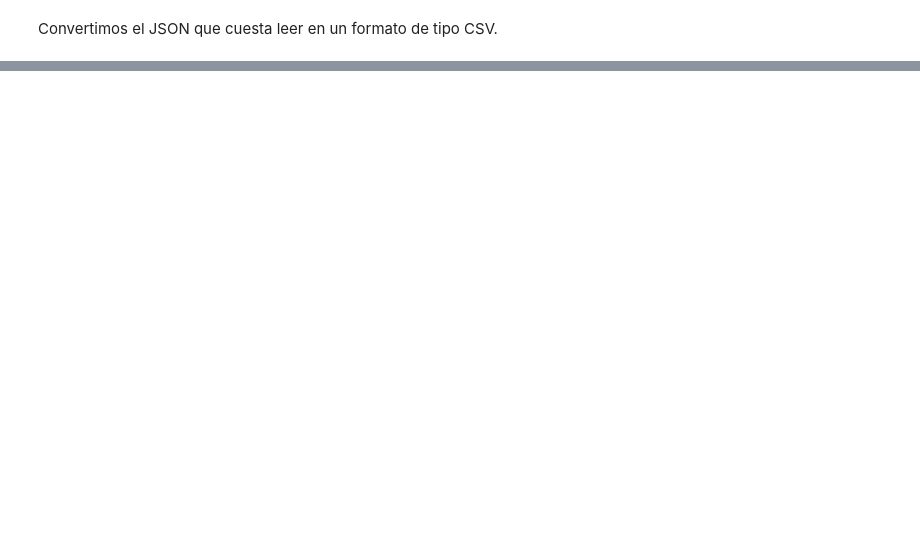
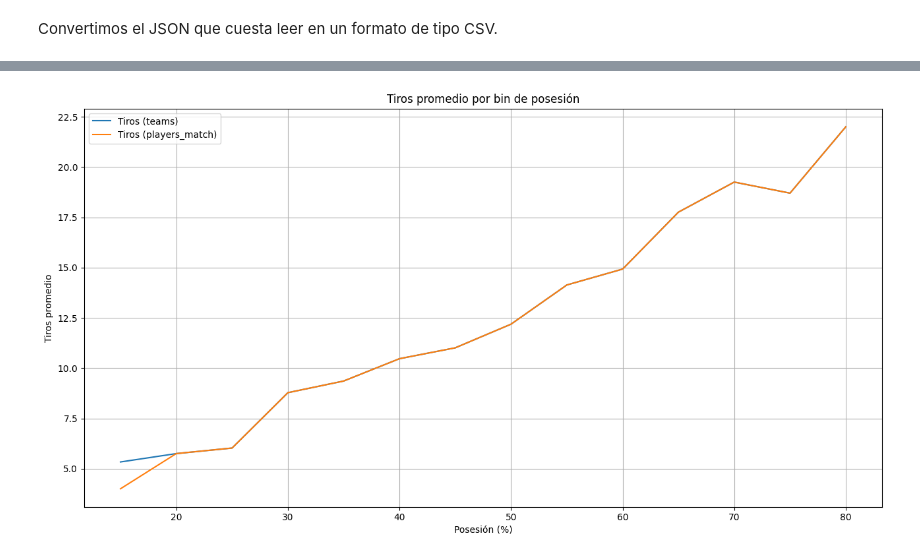
Before and after one commit to T3cm0/Parcial-1-Procesamiento-de-Datos, a Jupyter notebook: notebooks/Parcial_Procesamiento_Datos.ipynb, the cells around one changed output, grey strips where cells are left out. Saved outputs shown, nothing was run; the diff lists cells and outputs as text; code cells hidden in the pictures; blank space fills up the shorter version.

```diff
--- a/notebooks/Parcial_Procesamiento_Datos.ipynb
+++ b/notebooks/Parcial_Procesamiento_Datos.ipynb
@@ -236,0 +1014,35 @@ HR / AR (str/int): rojas local/visitante.
+# %%
+# ======== 3) Tiros promedio por bin (teams vs players_match) ========
+pm = to_pandas(df_players_match, ["match","team","total_scoring_att"])
+pm = pm.rename(columns={"match":"match_id","team":"team_id",
+                        "total_scoring_att":"pm_shots"})
+for c in ["match_id","team_id","pm_shots"]:
+    pm[c] = pd.to_numeric(pm[c], errors="coerce")
+
+pm_team = (pm.groupby(["match_id","team_id"], dropna=True)["pm_shots"]
+             .sum().reset_index())
+
+X = t.merge(pm_team, on=["match_id","team_id"], how="left")
+
+shots = (X.groupby("pos_bin")[["total_scoring_att","pm_shots"]]
+           .mean().reset_index()
+           .sort_values("pos_bin"))
+
+# ---- FIX tipos antes de graficar
+for col in ["pos_bin","total_scoring_att","pm_shots"]:
+    shots[col] = pd.to_numeric(shots[col], errors="coerce").astype(float)
+shots = shots.replace([np.inf,-np.inf], np.nan).dropna(subset=["pos_bin","total_scoring_att","pm_shots"])
+
+xs = shots["pos_bin"].to_numpy(dtype=float)
+y1 = shots["total_scoring_att"].to_numpy(dtype=float)
+y2 = shots["pm_shots"].to_numpy(dtype=float)
+ms = np.isfinite(xs) & np.isfinite(y1) & np.isfinite(y2)
+
+fig, ax = plt.subplots(figsize=(13,7), facecolor="w", edgecolor="k")
+ax.plot(xs[ms], y1[ms], label="Tiros (teams)")
+ax.plot(xs[ms], y2[ms], label="Tiros (players_match)")
+ax.set_title("Tiros promedio por bin de posesión")
+ax.set_xlabel("Posesión (%)"); ax.set_ylabel("Tiros promedio")
+ax.grid(True); ax.legend(); plt.tight_layout(); plt.show()
+# %% [output]
+[figure, added]
```
Also changed, not shown: parts of 81 cells of this notebook, 10 other files.
